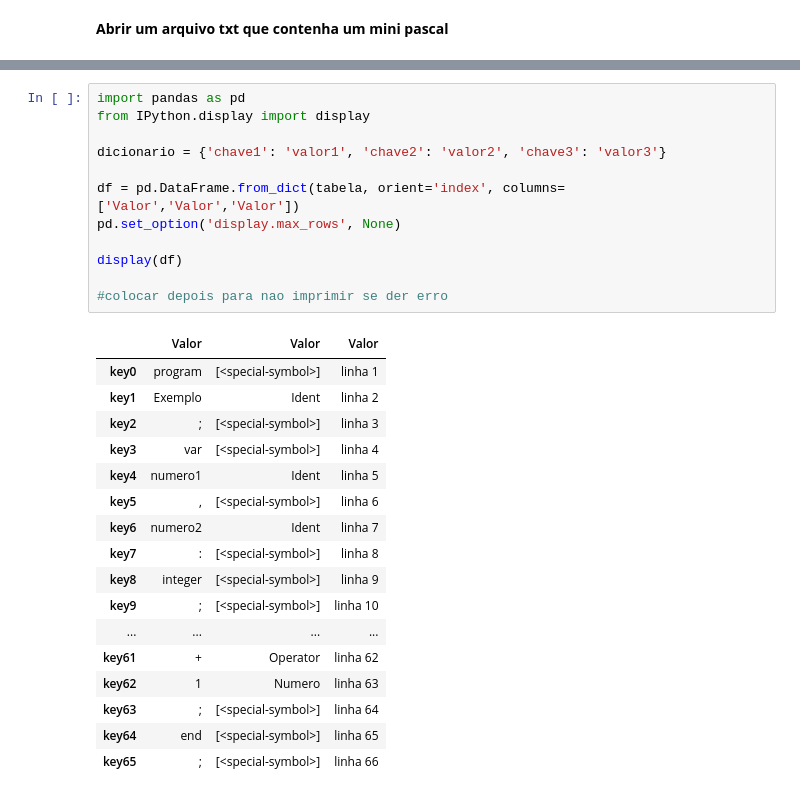
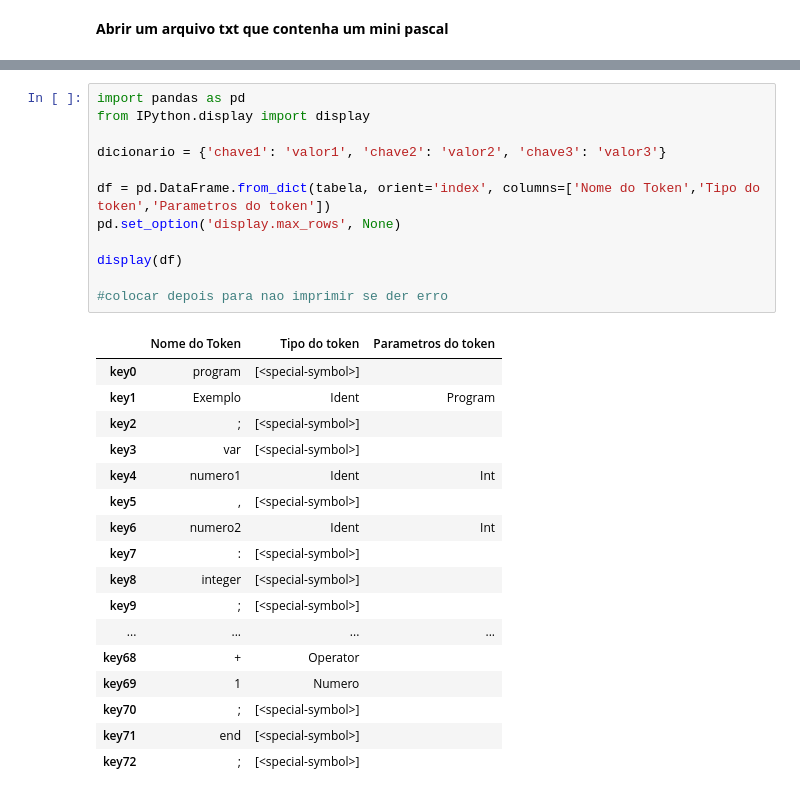
Before and after one commit to MattyGaryuu/Compiladores, a Jupyter notebook: Analisador Lexico/Analisador Lexico.ipynb, the cells around one changed output, grey strips where cells are left out. Drawn from its saved outputs; the diff is of its cells as text.

```diff
--- a/Analisador Lexico/Analisador Lexico.ipynb
+++ b/Analisador Lexico/Analisador Lexico.ipynb
@@ -295,30 +400,30 @@ ain ze da manga {'key0': ['program', ['<special-symbol>'], 'linha 1'], 'key1': [
 # %%
 import pandas as pd
 from IPython.display import display
 
 dicionario = {'chave1': 'valor1', 'chave2': 'valor2', 'chave3': 'valor3'}
 
-df = pd.DataFrame.from_dict(tabela, orient='index', columns=['Valor','Valor','Valor'])
+df = pd.DataFrame.from_dict(tabela, orient='index', columns=['Nome do Token','Tipo do token','Parametros do token'])
 pd.set_option('display.max_rows', None)
 
 display(df)
 
 #colocar depois para nao imprimir se der erro
 # %% [output]
-|  | Valor | Valor | Valor |
-| key0 | program | [<special-symbol>] | linha 1 |
-| key1 | Exemplo | Ident | linha 2 |
-| key2 | ; | [<special-symbol>] | linha 3 |
-| key3 | var | [<special-symbol>] | linha 4 |
-| key4 | numero1 | Ident | linha 5 |
-| key5 | , | [<special-symbol>] | linha 6 |
-| key6 | numero2 | Ident | linha 7 |
-| key7 | : | [<special-symbol>] | linha 8 |
-| key8 | integer | [<special-symbol>] | linha 9 |
-| key9 | ; | [<special-symbol>] | linha 10 |
+|  | Nome do Token | Tipo do token | Parametros do token |
+| key0 | program | [<special-symbol>] |  |
+| key1 | Exemplo | Ident | Program |
+| key2 | ; | [<special-symbol>] |  |
+| key3 | var | [<special-symbol>] |  |
+| key4 | numero1 | Ident | Int |
+| key5 | , | [<special-symbol>] |  |
+| key6 | numero2 | Ident | Int |
+| key7 | : | [<special-symbol>] |  |
+| key8 | integer | [<special-symbol>] |  |
+| key9 | ; | [<special-symbol>] |  |
 | ... | ... | ... | ... |
-| key61 | + | Operator | linha 62 |
-| key62 | 1 | Numero | linha 63 |
-| key63 | ; | [<special-symbol>] | linha 64 |
-| key64 | end | [<special-symbol>] | linha 65 |
-| key65 | ; | [<special-symbol>] | linha 66 |
+| key68 | + | Operator |  |
+| key69 | 1 | Numero |  |
+| key70 | ; | [<special-symbol>] |  |
+| key71 | end | [<special-symbol>] |  |
+| key72 | ; | [<special-symbol>] |  |
```
Also changed, not shown: parts of 6 cells of this notebook, 2 other files.
